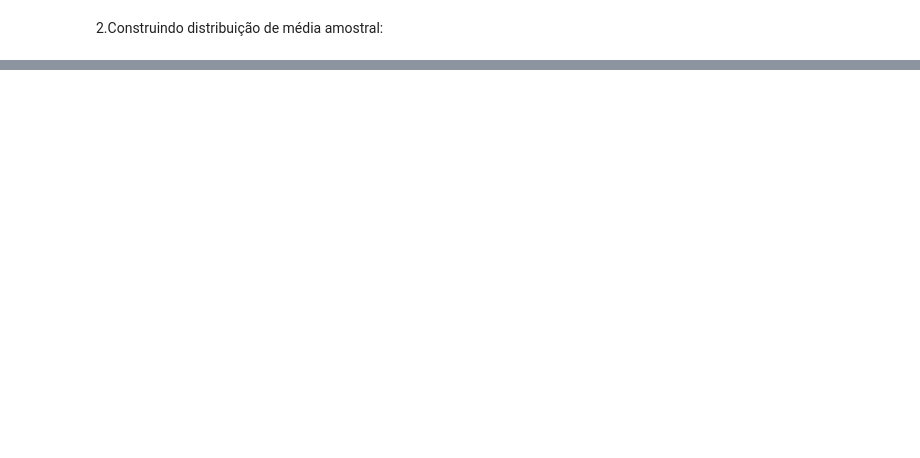
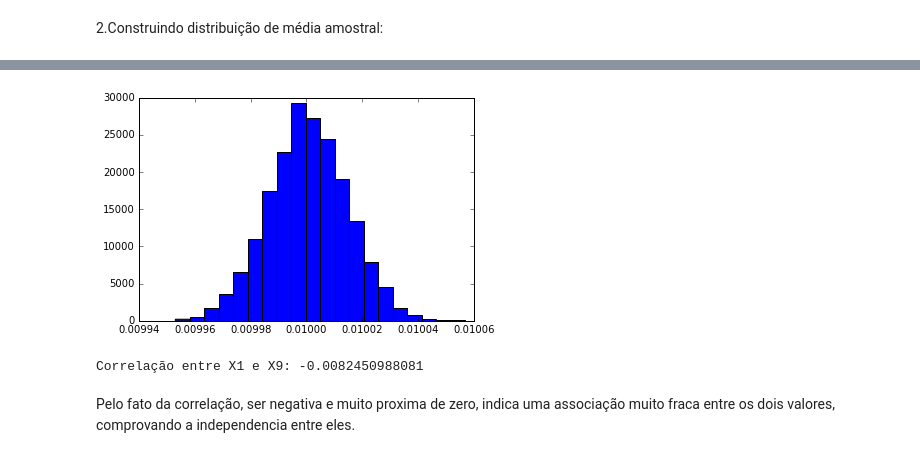
Before and after one commit to JoseFernandoInsper/CD, a Jupyter notebook: miniprojeto2/Miniprojeto 2.ipynb, the cells around one changed output, grey strips where cells are left out. Cells and saved outputs as stored; diff of their text form; code cells hidden in the pictures; blank space fills up the shorter version.

```diff
--- a/miniprojeto2/Miniprojeto 2.ipynb
+++ b/miniprojeto2/Miniprojeto 2.ipynb
@@ -75,0 +224,11 @@ print(media)
+# %%
+plt.hist(MX9, bins = 20, normed = 1)
+plt.show()
+# %% [output]
+[figure, added]
+# %%
+print("Correlação entre X1 e X9:", np.corrcoef(MX1, MX9)[0,1])
+# %% [output]
+Correlação entre X1 e X9: -0.0082450988081
+# %% [markdown]
+Pelo fato da correlação, ser negativa e muito proxima de zero, indica uma associação muito fraca entre os dois valores, comprovando a independencia entre eles.
```
Also changed, not shown: parts of 32 cells of this notebook.
